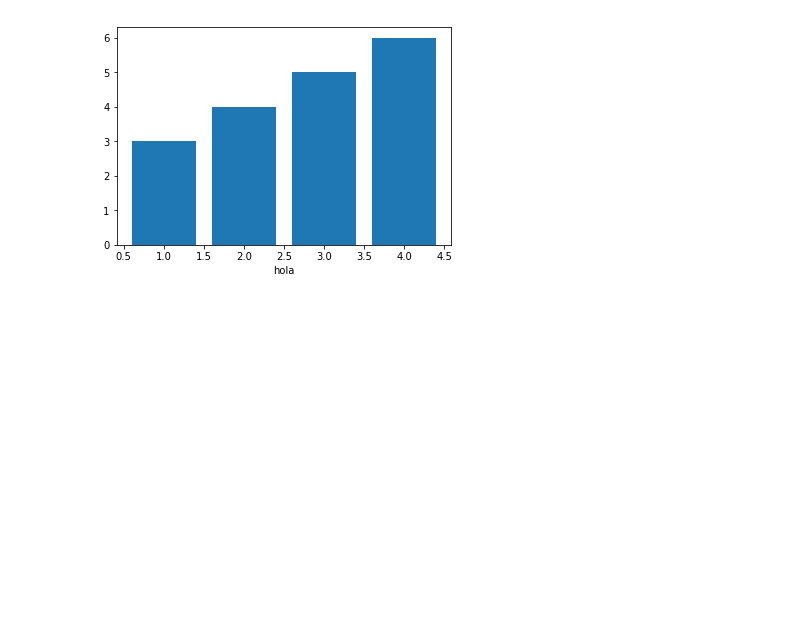
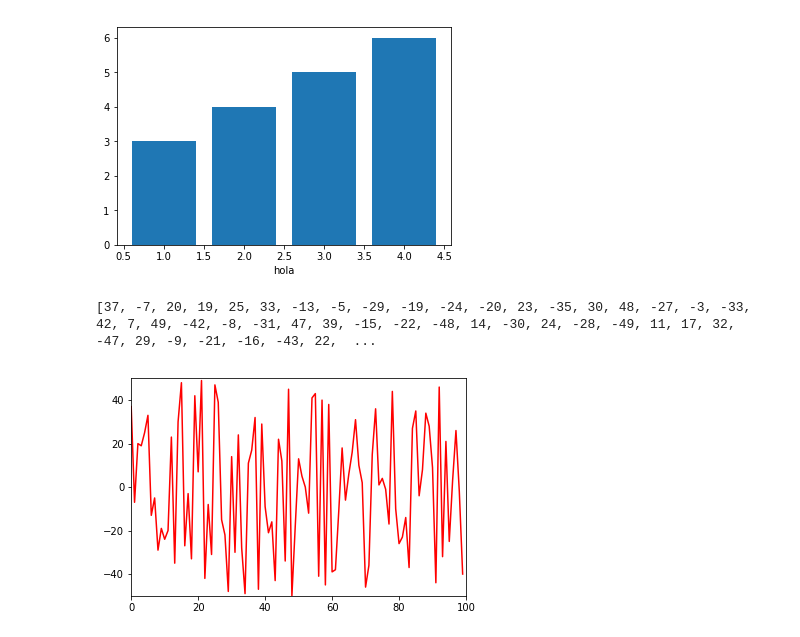
Before and after one commit to dknitrox/tensorflow, a Jupyter notebook: practica2.ipynb, the cells around one changed output. Cells and saved outputs as stored; diff of their text form; code cells hidden in the pictures; blank space fills up the shorter version.

```diff
--- a/practica2.ipynb
+++ b/practica2.ipynb
@@ -106,3 +106,34 @@ plt.scatter[]
 plt.show()
 # %% [output]
 [figure]
+# %%
+import matplotlib.pyplot as plt
+import time
+import random
+
+ysample = random.sample(range(-50, 50), 100)
+print(ysample)
+xdata = []
+ydata = []
+
+plt.show()
+
+axes = plt.gca()
+axes.set_xlim(0, 100)
+axes.set_ylim(-50, +50)
+line, = axes.plot(xdata, ydata, 'r-')
+
+for i in range(100):
+    xdata.append(i)
+    ydata.append(ysample[i])
+    line.set_xdata(xdata)
+    line.set_ydata(ydata)
+    plt.draw()
+    plt.pause(1e-17)
+    time.sleep(0.1)
+
+# add this if you don't want the window to disappear at the end
+plt.show()
+# %% [output]
+[37, -7, 20, 19, 25, 33, -13, -5, -29, -19, -24, -20, 23, -35, 30, 48, -27, -3, -33, 42, 7, 49, -42, -8, -31, 47, 39, -15, -22, -48, 14, -30, 24, -28, -49, 11, 17, 32, -47, 29, -9, -21, -16, -43, 22,  ...
+[figure, added]
```
Also changed, not shown: 1 other file.
